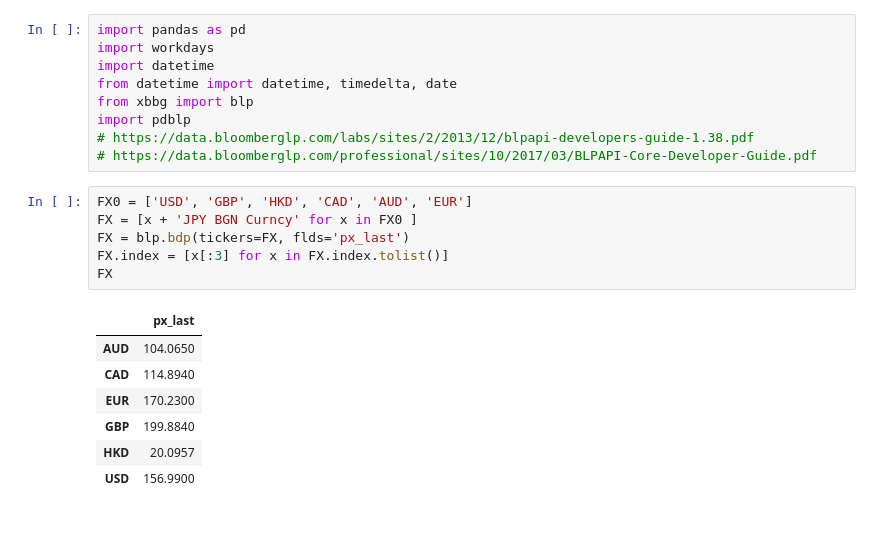
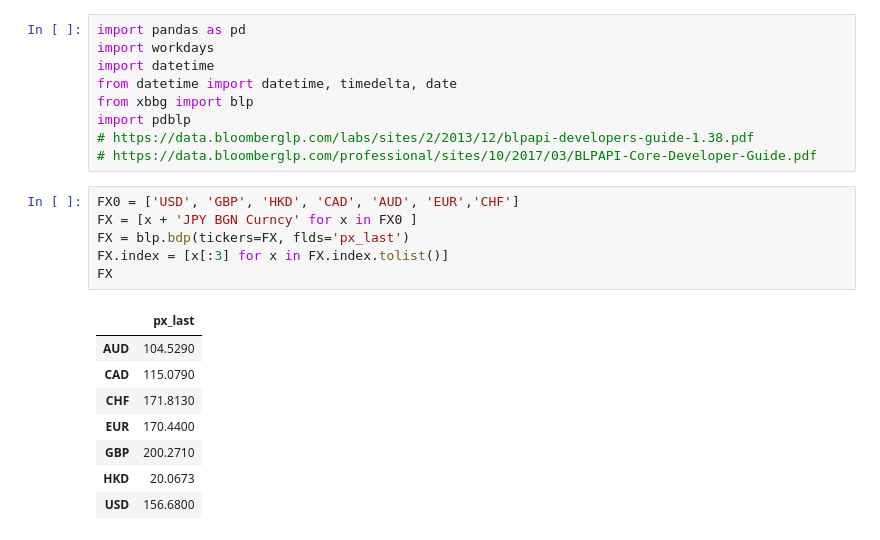
Before and after one commit to ken-100/Investment_Python, a Jupyter notebook: BBG/BDP.ipynb, the cells around one changed output. Drawn from its saved outputs; the diff is of its cells as text.

```diff
--- a/BBG/BDP.ipynb
+++ b/BBG/BDP.ipynb
@@ -8,19 +8,20 @@ import pdblp
 # https://data.bloomberglp.com/labs/sites/2/2013/12/blpapi-developers-guide-1.38.pdf
 # https://data.bloomberglp.com/professional/sites/10/2017/03/BLPAPI-Core-Developer-Guide.pdf
 # %%
-FX0 = ['USD', 'GBP', 'HKD', 'CAD', 'AUD', 'EUR']
+FX0 = ['USD', 'GBP', 'HKD', 'CAD', 'AUD', 'EUR','CHF']
 FX = [x + 'JPY BGN Curncy' for x in FX0 ]
 FX = blp.bdp(tickers=FX, flds='px_last')
 FX.index = [x[:3] for x in FX.index.tolist()]
 FX
 # %% [output]
 |  | px_last |
-| AUD | 104.0650 |
-| CAD | 114.8940 |
-| EUR | 170.2300 |
-| GBP | 199.8840 |
-| HKD | 20.0957 |
-| USD | 156.9900 |
+| AUD | 104.5290 |
+| CAD | 115.0790 |
+| CHF | 171.8130 |
+| EUR | 170.4400 |
+| GBP | 200.2710 |
+| HKD | 20.0673 |
+| USD | 156.6800 |
 # %%
 def BDP(L,YK):
     T = [L[i] + 'A ' + YK[i] for i in range(len(L))]
```
Also changed, not shown: parts of 15 cells of this notebook.
